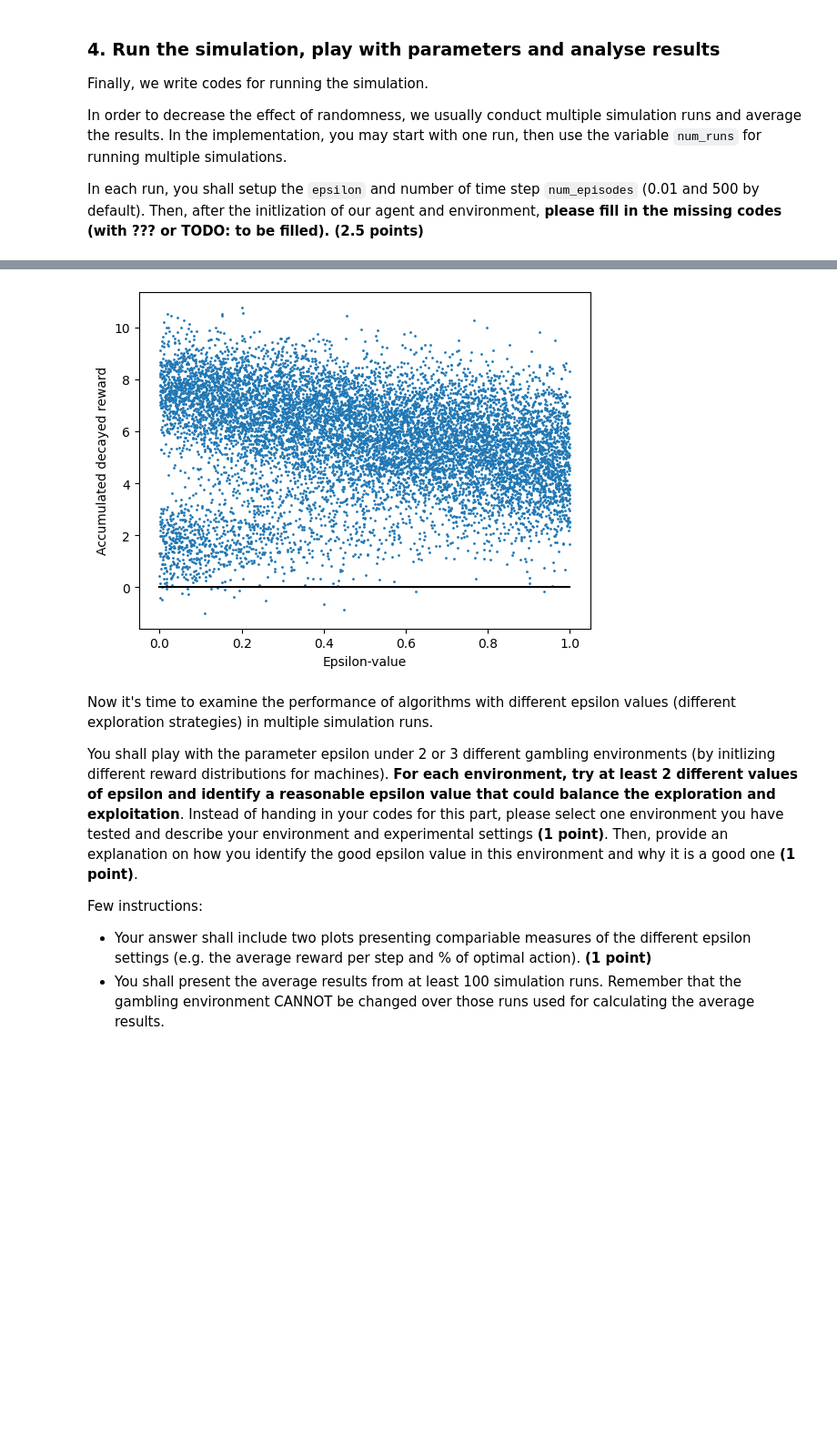
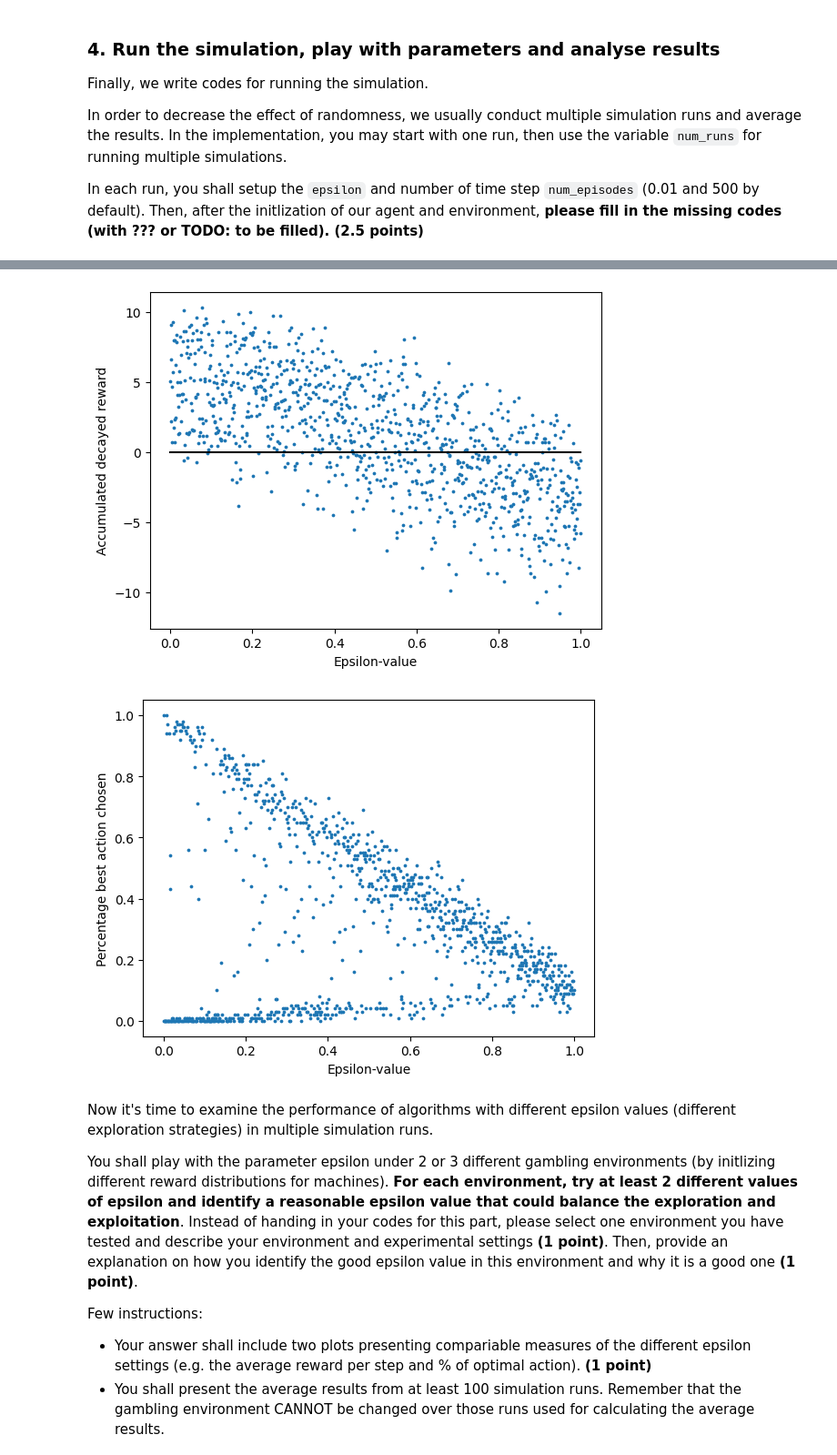
Before and after one commit to leidindi/AML, a Jupyter notebook: ass1/Ass 1/johannsson-lazaridis.ipynb, the cells around one changed output, grey strips where cells are left out. Shown at 91% size. Drawn from its saved outputs; the diff is of its cells as text; code cells hidden in the pictures; blank space fills up the shorter version.

```diff
--- a/ass1/Ass 1/johannsson-lazaridis.ipynb
+++ b/ass1/Ass 1/johannsson-lazaridis.ipynb
@@ -256,9 +275,9 @@ keys = []
 rewards = []
 for key in results:
     keys.append(key)
-    rewards.append(results[key][-1])
-plt.scatter(keys, rewards,s=1)
-plt.plot([0,1],[0,0],'black')
+    rewards.append(results[key][-2])
+plt.scatter(keys, rewards,s=sizeOfScatters)
+plt.plot([0,max(keys)],[0,0],'black')
 # Add labels and a title
 plt.xlabel('Epsilon-value')
 plt.ylabel('Accumulated decayed reward')
@@ -266,7 +285,22 @@ plt.ylabel('Accumulated decayed reward')
 # Show the plot
 plt.show()
 # %% [output]
-[figure, old version]
+[figure, new version]
+# %%
+keys = []
+rewards = []
+for key in results:
+    keys.append(key)
+    rewards.append(results[key][-1])
+plt.scatter(keys, rewards,s=sizeOfScatters)
+# Add labels and a title
+plt.xlabel('Epsilon-value')
+plt.ylabel('Percentage best action chosen')
+
+# Show the plot
+plt.show()
+# %% [output]
+[figure, added]
 # %% [markdown]
 Now it's time to examine the performance of algorithms with different epsilon values (different exploration strategies) in multiple simulation runs.
 
```
Also changed, not shown: parts of 2 cells of this notebook.
